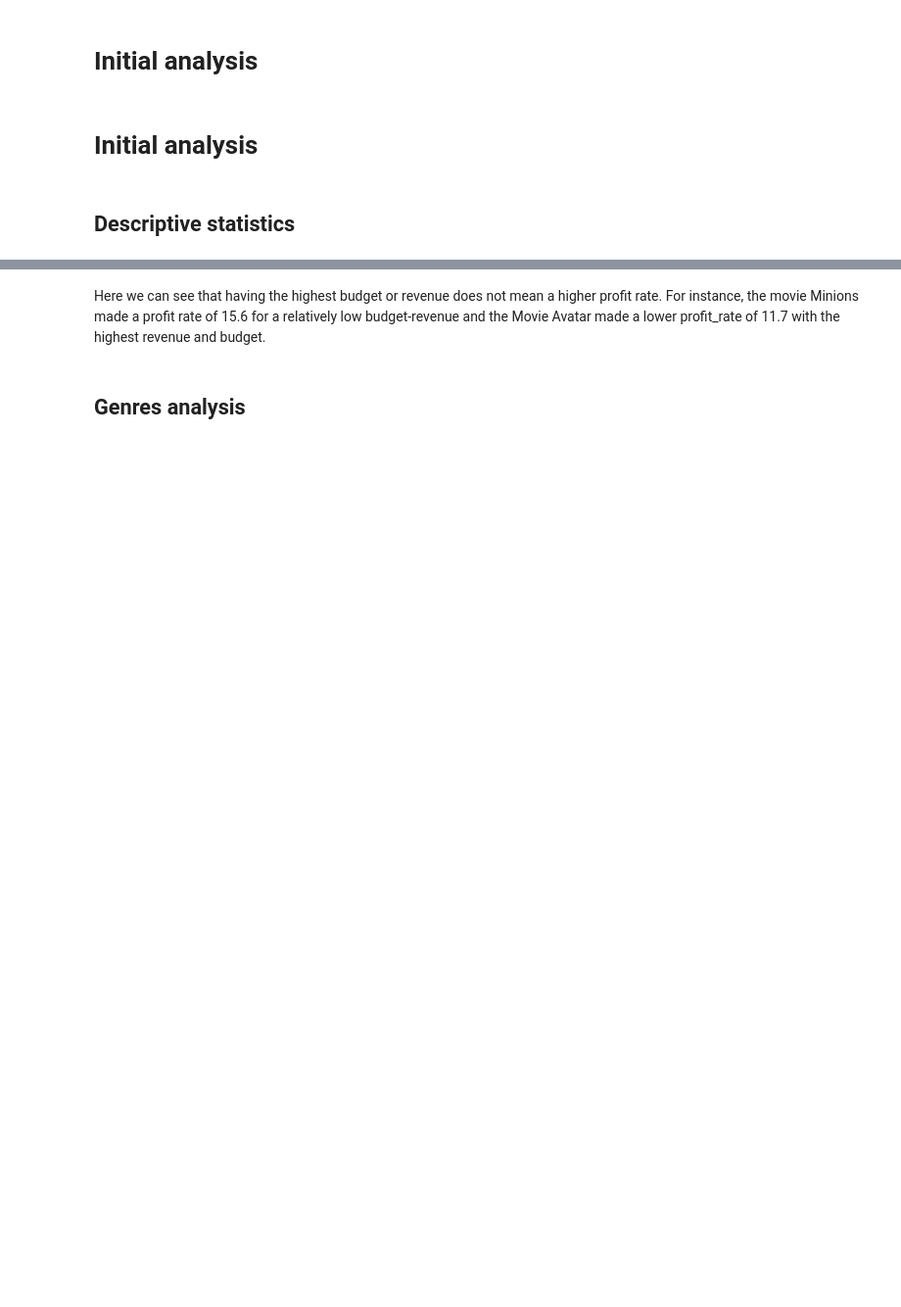
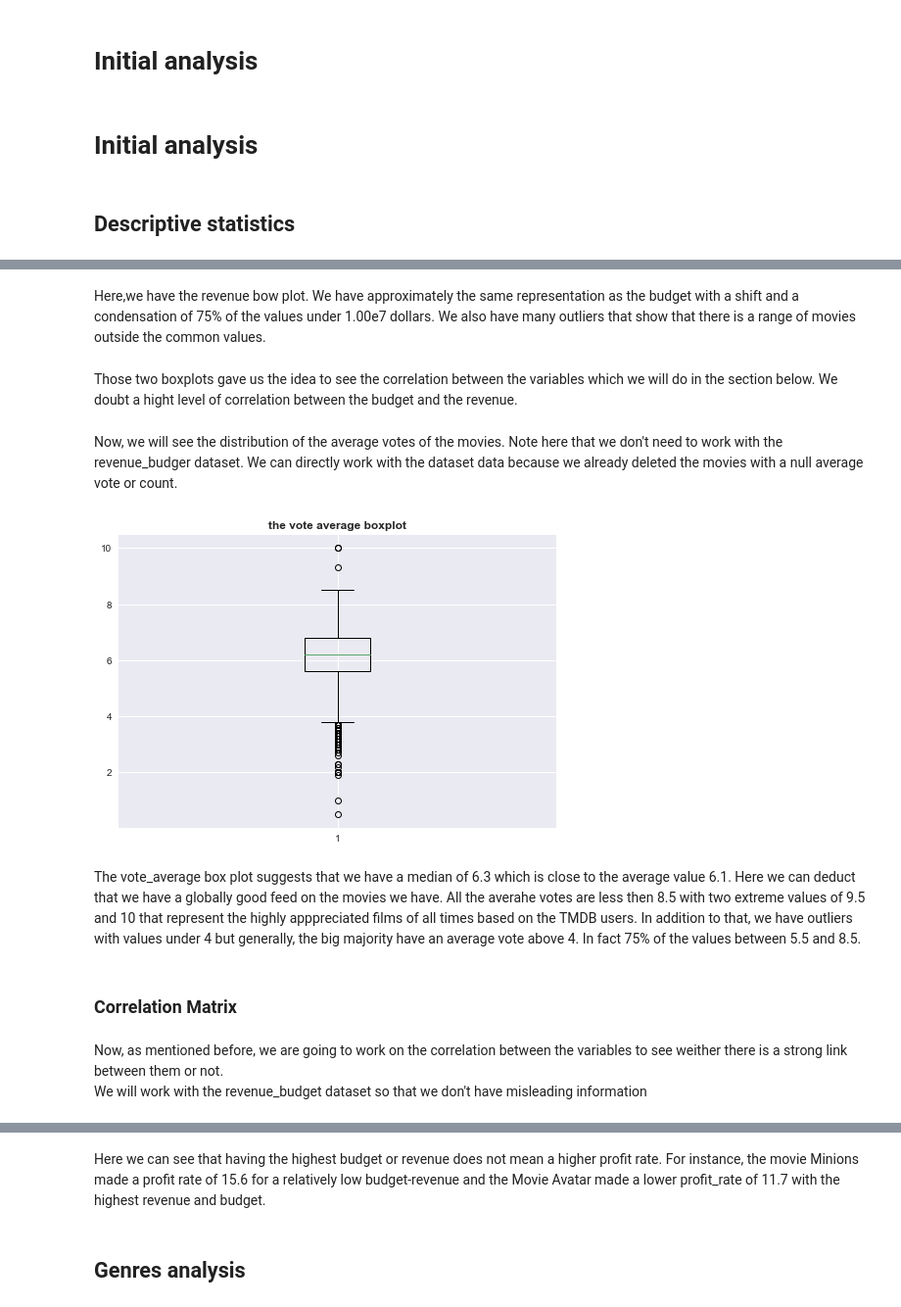
Before and after one commit to Ellana42/projet_info, a Jupyter notebook: rating_movies.ipynb, the cells around one changed output, grey strips where cells are left out. Shown at 98% size. Drawn from its saved outputs; the diff is of its cells as text; code cells hidden in the pictures; blank space fills up the shorter version.

```diff
--- a/rating_movies.ipynb
+++ b/rating_movies.ipynb
@@ -163,6 +371,22 @@ plt.show()
+# %% [markdown]
+Here,we have the revenue bow plot. We have approximately the same representation as the budget with a shift and a condensation of 75% of the values under 1.00e7 dollars. We also have many outliers that show that there is a range of movies outside the common values.
+# %% [markdown]
+Those two boxplots gave us the idea to see the correlation between the variables which we will do in the section below. We doubt a hight level of correlation between the budget and the revenue.
+# %% [markdown]
+Now, we will see the distribution of the average votes of the movies. Note here that we don't need to work with the revenue_budger dataset. We can directly work with the dataset data because we already deleted the movies with a null average vote or count.
 # %%
 #the vote-average boxplot
 vote = data['vote_average']
 plt.boxplot(vote)
+plt.title('the vote average boxplot', weight = 'bold')
 plt.show()
+# %% [output]
+[figure, added]
+# %% [markdown]
+The vote_average box plot suggests that we have a median of 6.3 which is close to the average value 6.1. Here we can deduct that we have a globally good feed on the movies we have. All the averahe votes are less then 8.5 with two extreme values of 9.5 and 10 that represent the highly apppreciated films of all times based on the TMDB users. In addition to that, we have outliers with values under 4 but generally, the big majority have an average vote above 4. In fact 75% of the values between 5.5 and 8.5.
+# %% [markdown]
+### Correlation Matrix
+# %% [markdown]
+Now, as mentioned before, we are going to work on the correlation between the variables to see weither there is a strong link between them or not.
+We will work with the revenue_budget dataset so that we don't have misleading information
 # %%
```
Also changed, not shown: parts of 78 cells of this notebook.
